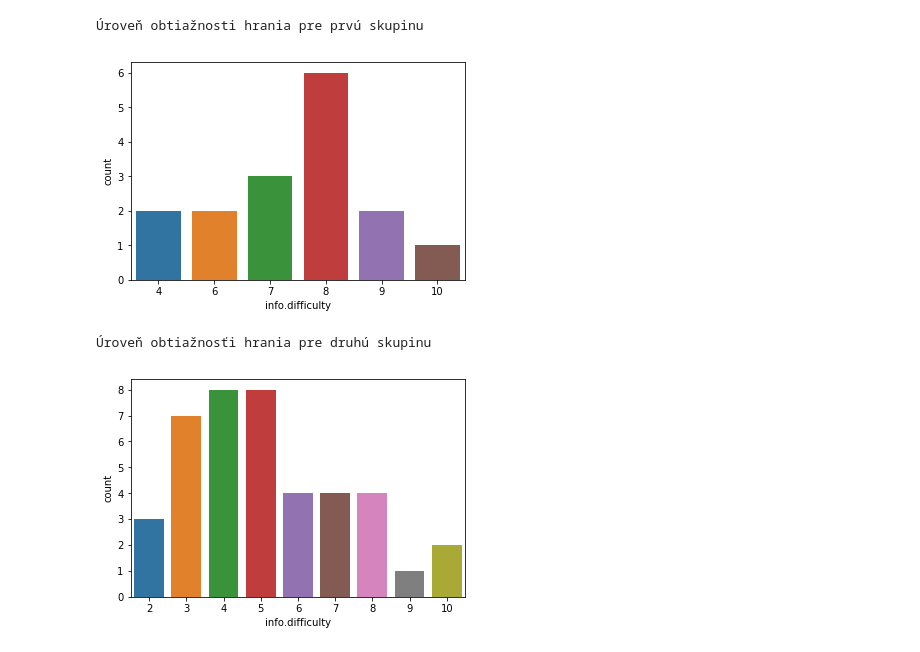
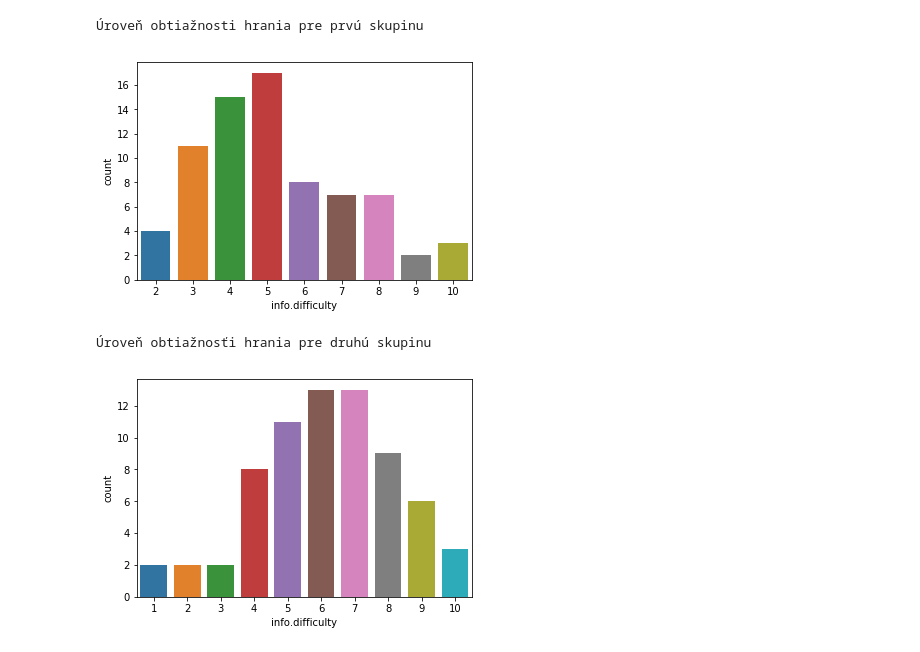
Before and after one commit to Teodor224/Krajcir_NS2020, a Jupyter notebook: Projekt.ipynb, the cells around one changed output. Cells and saved outputs as stored; diff of their text form; code cells hidden in the pictures.

```diff
--- a/Projekt.ipynb
+++ b/Projekt.ipynb
@@ -60,12 +60,12 @@ class AdalineGD(object):
         return np.where(self.linearna_aktivacia(X)>=0.0,1,-1)
 # %%
 CHAMP=pan.read_csv('riot_champion.csv',index_col=None)
-CHAMP['tag1'], CHAMP['tag2'] = CHAMP['tags'].str.split(',',1).str
-CHAMP = CHAMP[['name','key','tag1','info.attack', 'stats.attackdamage','stats.attackdamageperlevel', 'stats.attackspeed','stats.attackspeedperlevel','info.defense','stats.armor','stats.armorperlevel','stats.hp','stats.hpperlevel','info.difficulty']]
-CHAMP=CHAMP[CHAMP.tag1.str.contains("Fighter") | CHAMP.tag1.str.contains("Assassin")]
 CHAMP.tag1=CHAMP.tag1.str.replace("'","")
 CHAMP.tag1=CHAMP.tag1.str.replace("[","")
 CHAMP.tag1=CHAMP.tag1.str.replace("]","")
-CHAMP=CHAMP.sort_values(by=['tag1'])
+CHAMP.tag2=CHAMP.tag2.str.replace("'","")
+CHAMP.tag2=CHAMP.tag2.str.replace("[","")
+CHAMP.tag2=CHAMP.tag2.str.replace("]","")
+CHAMP=CHAMP.sort_values(by=['rangecategory'])
 CHAMP
 # %% [output]
@@ -163,14 +176,14 @@ Grafická vizualizácia Fighterov a Assassinov na základe HP a HP per level
 # %%
-prva=CHAMP[CHAMP.tag1=="Assassin"]
+prva=CHAMP[CHAMP.rangecategory=="Melee"]
 sns.countplot(x=prva["info.difficulty"])
 print("Úroveň obtiažnosti hrania pre prvú skupinu")
 # %% [output]
 Úroveň obtiažnosti hrania pre prvú skupinu
-[figure, old version]
+[figure, new version]
 # %%
-druha=CHAMP[CHAMP.tag1=="Fighter"]
+druha=CHAMP[CHAMP.rangecategory=="Ranged"]
 sns.countplot(x=druha["info.difficulty"])
 print("Úroveň obtiažnosťi hrania pre druhú skupinu")
 # %% [output]
 Úroveň obtiažnosťi hrania pre druhú skupinu
-[figure, old version]
+[figure, new version]
```
Also changed, not shown: parts of 18 cells of this notebook, 1 other file.
